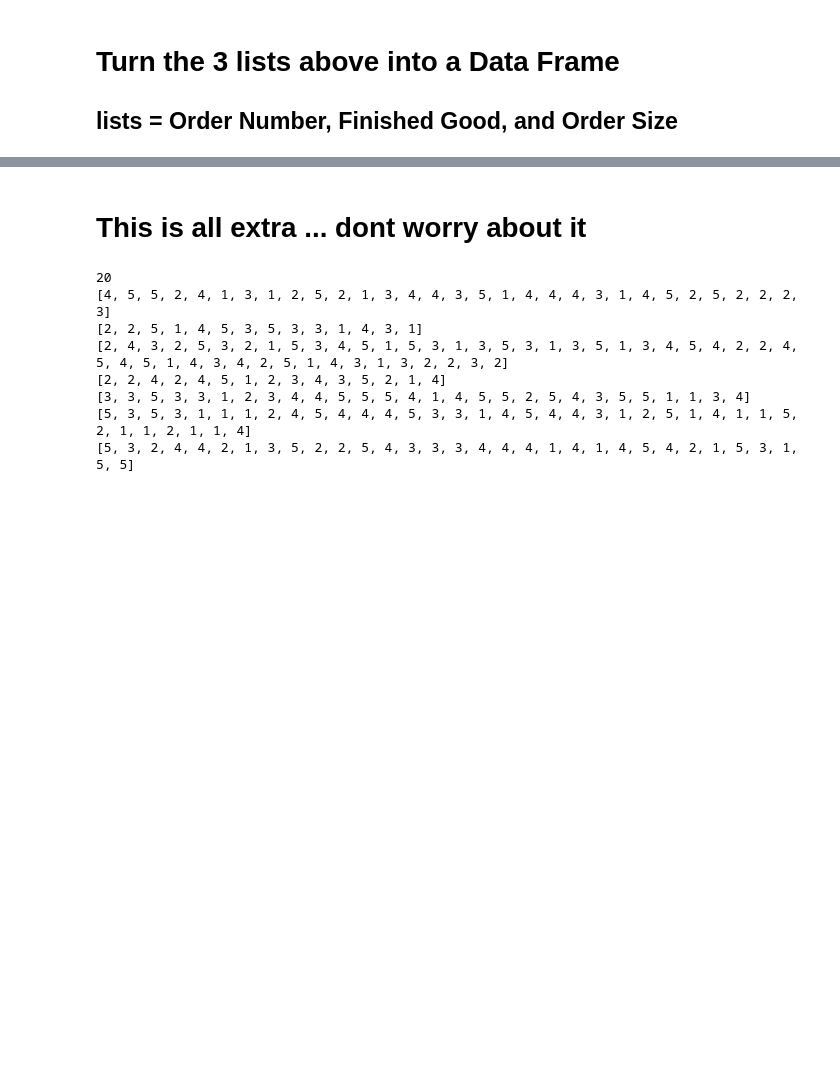
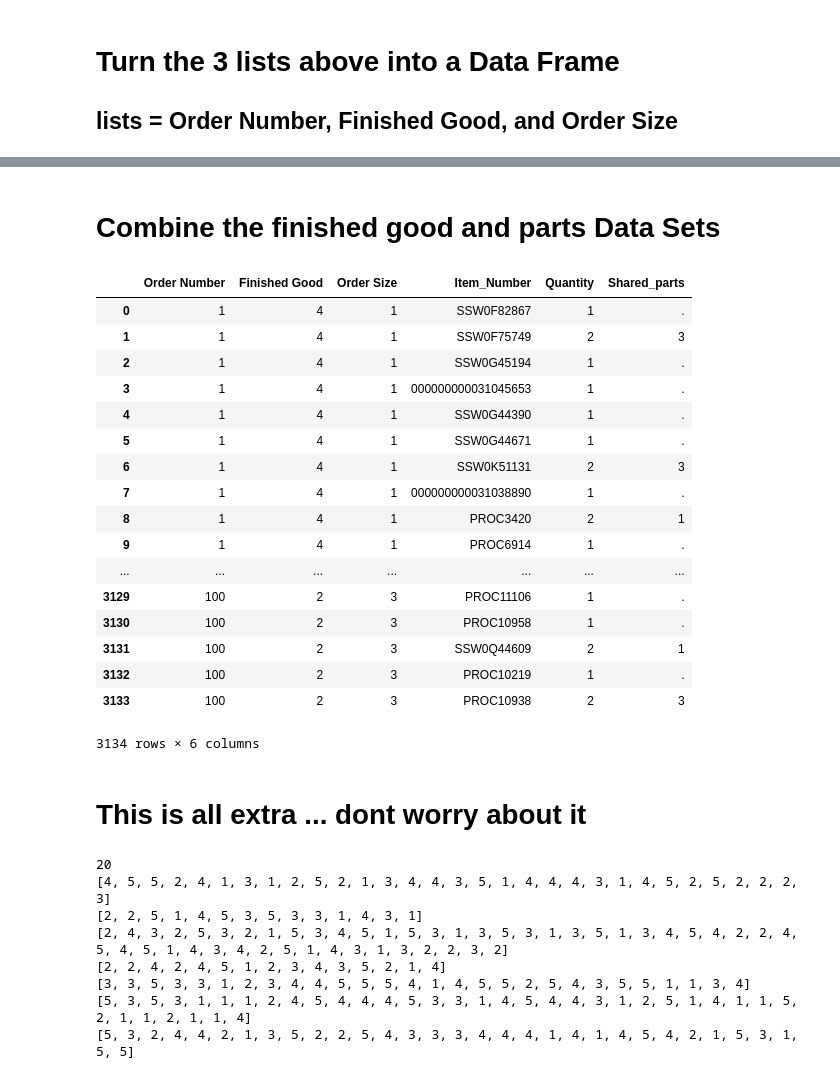
Before and after one commit to BigTerk/DSC541Lonovo, a Jupyter notebook: Lenovo.ipynb, the cells around one changed output, grey strips where cells are left out. Saved outputs shown, nothing was run; the diff lists cells and outputs as text; code cells hidden in the pictures; blank space fills up the shorter version.

Commit message:
Merged data sets and ready to model

```diff
--- a/Lenovo.ipynb
+++ b/Lenovo.ipynb
@@ -184,0 +187,3 @@ df_orders
+# %%
+df_parts = pd.read_csv(r'C:\Users\gst8882\Desktop\DSC541\sharedgoods.csv')
+df_parts.head()
@@ -184,0 +199,19 @@ df_orders
+# %%
+new_val = 0
+
+for i in range(len(df_parts['Finished Good'])):
+    if df_parts['Finished Good'].iloc[i] != 0:
+        new_val = df_parts['Finished Good'].iloc[i]
+
+    df_parts.at[i,'Finished Good'] = new_val
+
+#df_parts
+# %%
+#Rename the Rand_computer col to match the one in df_orders
+df_parts = df_parts.rename(columns={"Rand_Computers": "Finished Good"})
+#Make NAN = 0
+#df_parts = df_parts.fillna(value=0)
+#Strip the float off of the finished good col
+df_parts["Finished Good"]= df_parts["Finished Good"].astype(int)
+df_parts.info()
+print(df_parts.head())
@@ -185,3 +234,27 @@ df_orders
+# %% [markdown]
+# Combine the finished good and parts Data Sets
+# %%
+df_full = df_orders.merge(df_parts, on="Finished Good", how="outer")
+display(df_full)
+# %% [output]
+|  | Order Number | Finished Good | Order Size | Item_Number | Quantity | Shared_parts |
+| 0 | 1 | 4 | 1 | SSW0F82867 | 1 | . |
+| 1 | 1 | 4 | 1 | SSW0F75749 | 2 | 3 |
+| 2 | 1 | 4 | 1 | SSW0G45194 | 1 | . |
+| 3 | 1 | 4 | 1 | 000000000031045653 | 1 | . |
+| 4 | 1 | 4 | 1 | SSW0G44390 | 1 | . |
+| 5 | 1 | 4 | 1 | SSW0G44671 | 1 | . |
+| 6 | 1 | 4 | 1 | SSW0K51131 | 2 | 3 |
+| 7 | 1 | 4 | 1 | 000000000031038890 | 1 | . |
+| 8 | 1 | 4 | 1 | PROC3420 | 2 | 1 |
+| 9 | 1 | 4 | 1 | PROC6914 | 1 | . |
+| ... | ... | ... | ... | ... | ... | ... |
+| 3129 | 100 | 2 | 3 | PROC11106 | 1 | . |
+| 3130 | 100 | 2 | 3 | PROC10958 | 1 | . |
+| 3131 | 100 | 2 | 3 | SSW0Q44609 | 2 | 1 |
+| 3132 | 100 | 2 | 3 | PROC10219 | 1 | . |
+| 3133 | 100 | 2 | 3 | PROC10938 | 2 | 3 |
+3134 rows × 6 columns
 # %% [markdown]
 # This is all extra ... dont worry about it
 # %%
```
Also changed, not shown: parts of 11 cells of this notebook.
